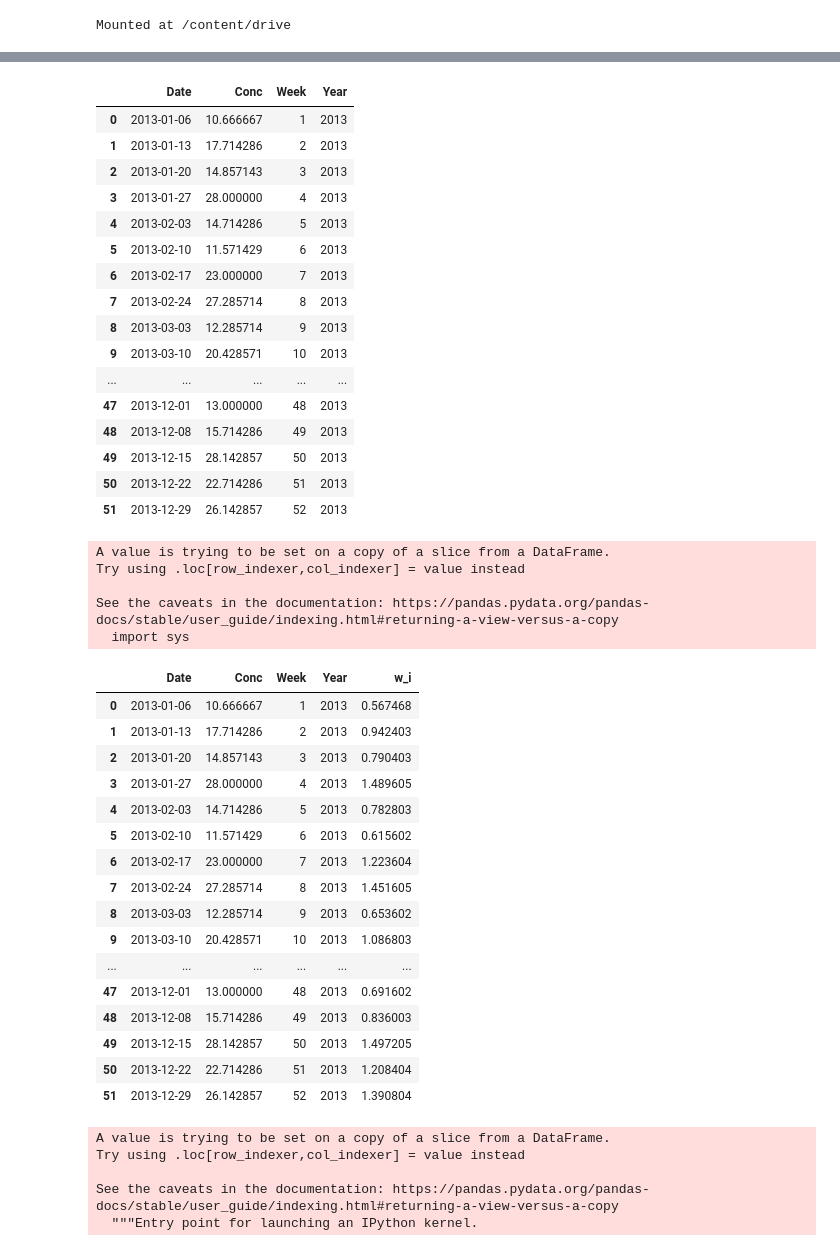
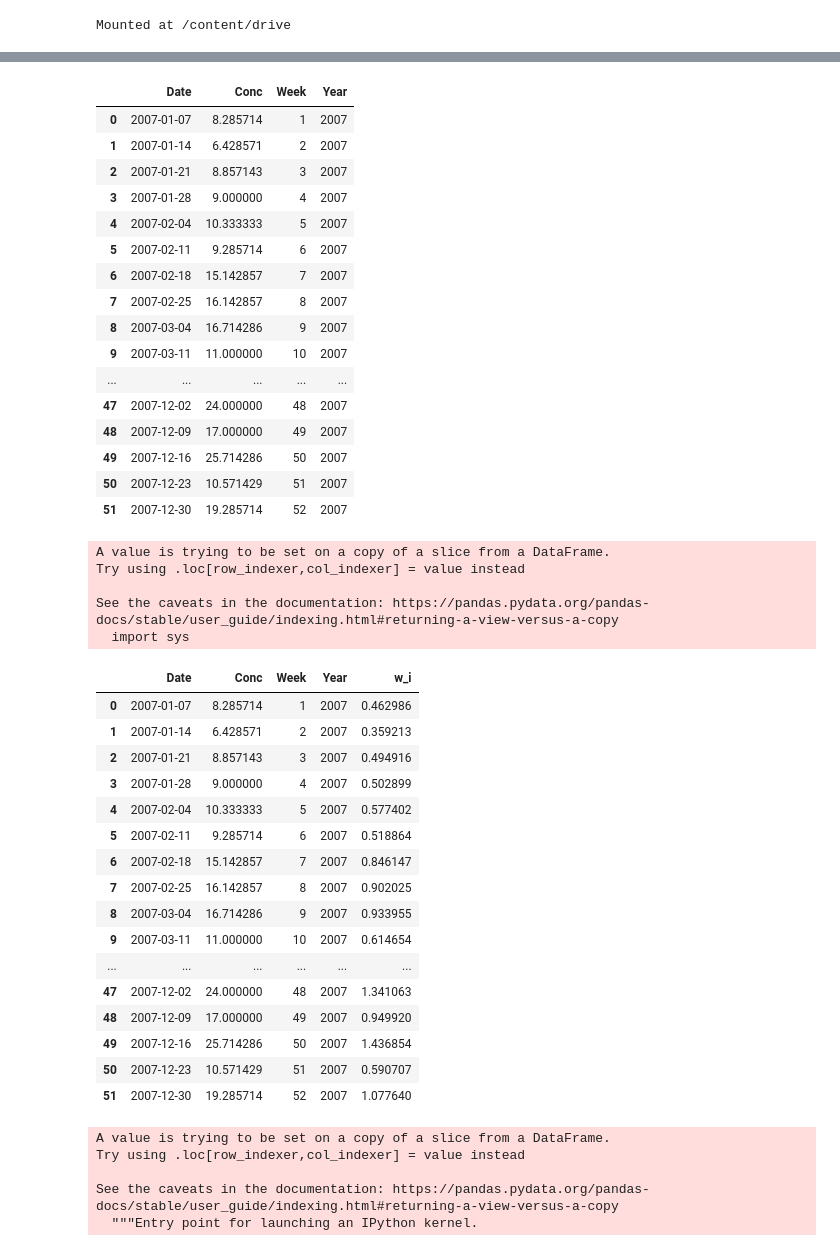
Before and after one commit to ADv0rnik/Data-analysis-for-JER, a Jupyter notebook: Airborne_activity_Mazyr.ipynb, the cells around one changed output, grey strips where cells are left out. Drawn from its saved outputs; the diff is of its cells as text; code cells hidden in the pictures.

```diff
--- a/Airborne_activity_Mazyr.ipynb
+++ b/Airborne_activity_Mazyr.ipynb
@@ -16,7 +16,7 @@ drive.mount('/content/drive')
 # %% [output]
 Mounted at /content/drive
 # %%
-df = pd.read_csv('/content/drive/MyDrive/Colab Notebooks/Data for JER/Airborne activity_Mazyr_2013_2018.csv', parse_dates = ['Date'])
+df = pd.read_csv('/content/drive/MyDrive/Colab Notebooks/Data for JER/Airborne activity_Mazyr_2007_2018.csv', parse_dates = ['Date'])
 df.columns = ['Date', 'Conc']
 df
 # %% [output]
@@ -86,56 +86,56 @@ df
 # %%
-df13 = df[df['Year'] == 2013]
-df13
+df07 = df[df['Year'] == 2007]
+df07
 # %% [output]
 |  | Date | Conc | Week | Year |
-| 0 | 2013-01-06 | 10.666667 | 1 | 2013 |
-| 1 | 2013-01-13 | 17.714286 | 2 | 2013 |
-| 2 | 2013-01-20 | 14.857143 | 3 | 2013 |
-| 3 | 2013-01-27 | 28.000000 | 4 | 2013 |
-| 4 | 2013-02-03 | 14.714286 | 5 | 2013 |
-| 5 | 2013-02-10 | 11.571429 | 6 | 2013 |
-| 6 | 2013-02-17 | 23.000000 | 7 | 2013 |
-| 7 | 2013-02-24 | 27.285714 | 8 | 2013 |
-| 8 | 2013-03-03 | 12.285714 | 9 | 2013 |
-| 9 | 2013-03-10 | 20.428571 | 10 | 2013 |
+| 0 | 2007-01-07 | 8.285714 | 1 | 2007 |
+| 1 | 2007-01-14 | 6.428571 | 2 | 2007 |
+| 2 | 2007-01-21 | 8.857143 | 3 | 2007 |
+| 3 | 2007-01-28 | 9.000000 | 4 | 2007 |
+| 4 | 2007-02-04 | 10.333333 | 5 | 2007 |
+| 5 | 2007-02-11 | 9.285714 | 6 | 2007 |
+| 6 | 2007-02-18 | 15.142857 | 7 | 2007 |
+| 7 | 2007-02-25 | 16.142857 | 8 | 2007 |
+| 8 | 2007-03-04 | 16.714286 | 9 | 2007 |
+| 9 | 2007-03-11 | 11.000000 | 10 | 2007 |
 | ... | ... | ... | ... | ... |
-| 47 | 2013-12-01 | 13.000000 | 48 | 2013 |
-| 48 | 2013-12-08 | 15.714286 | 49 | 2013 |
-| 49 | 2013-12-15 | 28.142857 | 50 | 2013 |
-| 50 | 2013-12-22 | 22.714286 | 51 | 2013 |
-| 51 | 2013-12-29 | 26.142857 | 52 | 2013 |
+| 47 | 2007-12-02 | 24.000000 | 48 | 2007 |
+| 48 | 2007-12-09 | 17.000000 | 49 | 2007 |
+| 49 | 2007-12-16 | 25.714286 | 50 | 2007 |
+| 50 | 2007-12-23 | 10.571429 | 51 | 2007 |
+| 51 | 2007-12-30 | 19.285714 | 52 | 2007 |
 # %%
 #df_uni = df03.append(df04, sort = False)
 # %%
 #write function for calculating w_i
 def wi_calc(my_df, year):
     df_x = my_df[my_df['Year'] == year].dropna()
     result = df_x.iloc[:, 1].div(df_x.Conc.mean(), axis = 0)
     return result
 
-df13['w_i'] = wi_calc(df, 2013)
-df13
+df07['w_i'] = wi_calc(df, 2007)
+df07
 # %% [output]
 A value is trying to be set on a copy of a slice from a DataFrame.
 Try using .loc[row_indexer,col_indexer] = value instead
 
 See the caveats in the documentation: https://pandas.pydata.org/pandas-docs/stable/user_guide/indexing.html#returning-a-view-versus-a-copy
   import sys
 |  | Date | Conc | Week | Year | w_i |
-| 0 | 2013-01-06 | 10.666667 | 1 | 2013 | 0.567468 |
-| 1 | 2013-01-13 | 17.714286 | 2 | 2013 | 0.942403 |
-| 2 | 2013-01-20 | 14.857143 | 3 | 2013 | 0.790403 |
-| 3 | 2013-01-27 | 28.000000 | 4 | 2013 | 1.489605 |
-| 4 | 2013-02-03 | 14.714286 | 5 | 2013 | 0.782803 |
-| 5 | 2013-02-10 | 11.571429 | 6 | 2013 | 0.615602 |
-| 6 | 2013-02-17 | 23.000000 | 7 | 2013 | 1.223604 |
-| 7 | 2013-02-24 | 27.285714 | 8 | 2013 | 1.451605 |
-| 8 | 2013-03-03 | 12.285714 | 9 | 2013 | 0.653602 |
-| 9 | 2013-03-10 | 20.428571 | 10 | 2013 | 1.086803 |
+| 0 | 2007-01-07 | 8.285714 | 1 | 2007 | 0.462986 |
+| 1 | 2007-01-14 | 6.428571 | 2 | 2007 | 0.359213 |
+| 2 | 2007-01-21 | 8.857143 | 3 | 2007 | 0.494916 |
+| 3 | 2007-01-28 | 9.000000 | 4 | 2007 | 0.502899 |
+| 4 | 2007-02-04 | 10.333333 | 5 | 2007 | 0.577402 |
+| 5 | 2007-02-11 | 9.285714 | 6 | 2007 | 0.518864 |
+| 6 | 2007-02-18 | 15.142857 | 7 | 2007 | 0.846147 |
+| 7 | 2007-02-25 | 16.142857 | 8 | 2007 | 0.902025 |
+| 8 | 2007-03-04 | 16.714286 | 9 | 2007 | 0.933955 |
+| 9 | 2007-03-11 | 11.000000 | 10 | 2007 | 0.614654 |
 | ... | ... | ... | ... | ... | ... |
-| 47 | 2013-12-01 | 13.000000 | 48 | 2013 | 0.691602 |
-| 48 | 2013-12-08 | 15.714286 | 49 | 2013 | 0.836003 |
-| 49 | 2013-12-15 | 28.142857 | 50 | 2013 | 1.497205 |
-| 50 | 2013-12-22 | 22.714286 | 51 | 2013 | 1.208404 |
-| 51 | 2013-12-29 | 26.142857 | 52 | 2013 | 1.390804 |
+| 47 | 2007-12-02 | 24.000000 | 48 | 2007 | 1.341063 |
+| 48 | 2007-12-09 | 17.000000 | 49 | 2007 | 0.949920 |
+| 49 | 2007-12-16 | 25.714286 | 50 | 2007 | 1.436854 |
+| 50 | 2007-12-23 | 10.571429 | 51 | 2007 | 0.590707 |
+| 51 | 2007-12-30 | 19.285714 | 52 | 2007 | 1.077640 |
 # %%
```
Also changed, not shown: parts of 30 cells of this notebook.
